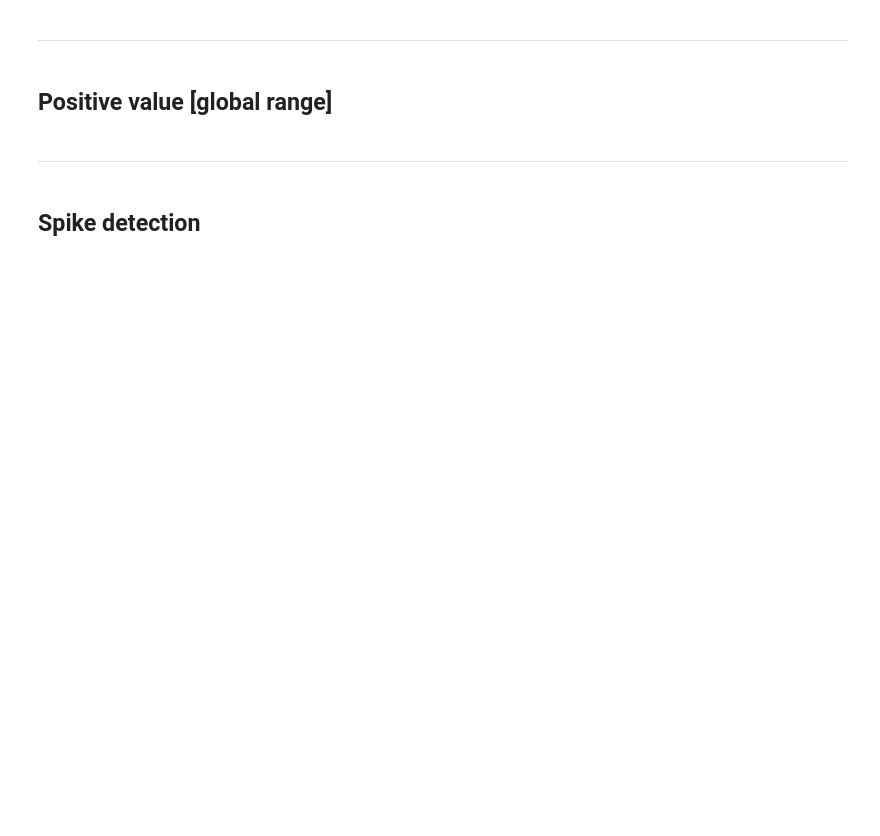
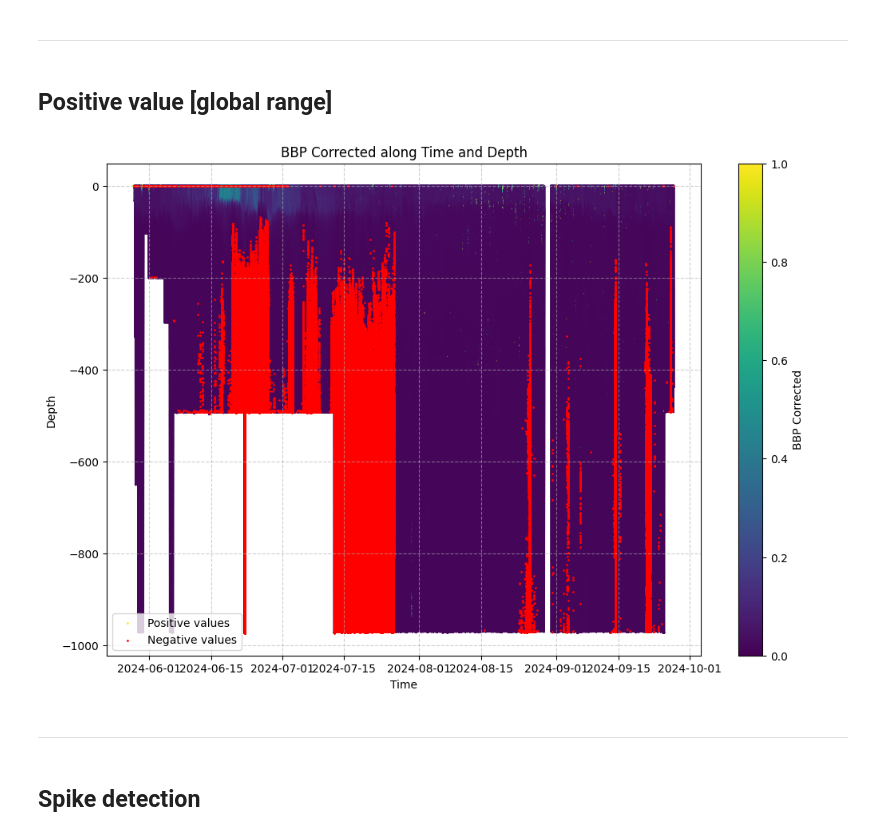
Before and after one commit to Flavi1P/risc_glider_demo, a Jupyter notebook: Scripts/Python/00_bbp_processing.ipynb, the cells around one changed output. Saved outputs shown, nothing was run; the diff lists cells and outputs as text; code cells hidden in the pictures; blank space fills up the shorter version.

```diff
--- a/Scripts/Python/00_bbp_processing.ipynb
+++ b/Scripts/Python/00_bbp_processing.ipynb
@@ -88,4 +115,25 @@ BBp valid after cleaning: 8273
 ****
 # %% [markdown]
 ## Positive value [global range]
+# %%
+# Mask for negative values
+nan_mask = np.isnan(bbp_corrected)
+negative_mask = bbp_corrected < 0
+
+# Plot
+plt.figure(figsize=(12, 8))
+plt.scatter(ds['TIME'].data[~nan_mask], ds['DEPTH_INTERP'].data[~nan_mask],
+            c=bbp_corrected[~nan_mask], cmap='viridis', s=1, label='Positive values')
+plt.scatter(ds['TIME'].data[negative_mask], ds['DEPTH_INTERP'].data[negative_mask],
+            c='red', s=1, label='Negative values')
+
+plt.colorbar(label='BBP Corrected')
+plt.xlabel('Time')
+plt.ylabel('Depth')
+plt.title('BBP Corrected along Time and Depth')
+plt.legend()
+plt.grid(True, linestyle='--', alpha=0.6)
+plt.show()
+# %% [output]
+[figure, added]
 # %%
```
Also changed, not shown: parts of 14 cells of this notebook.
